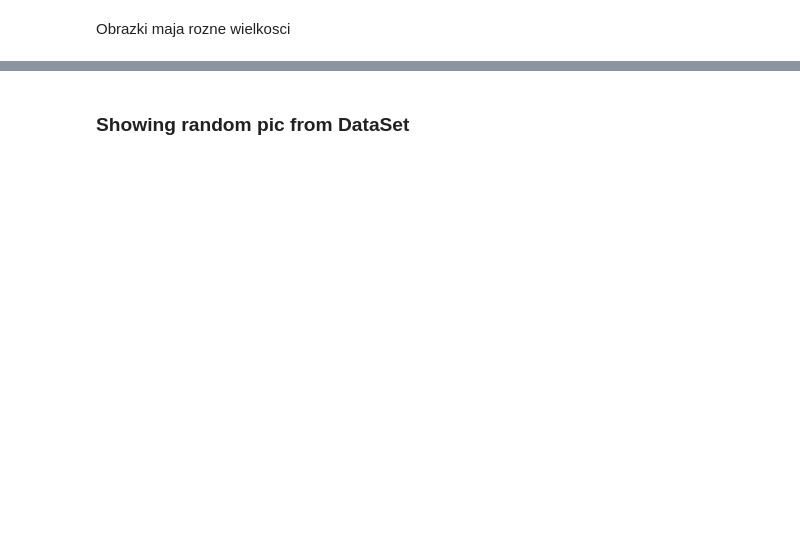
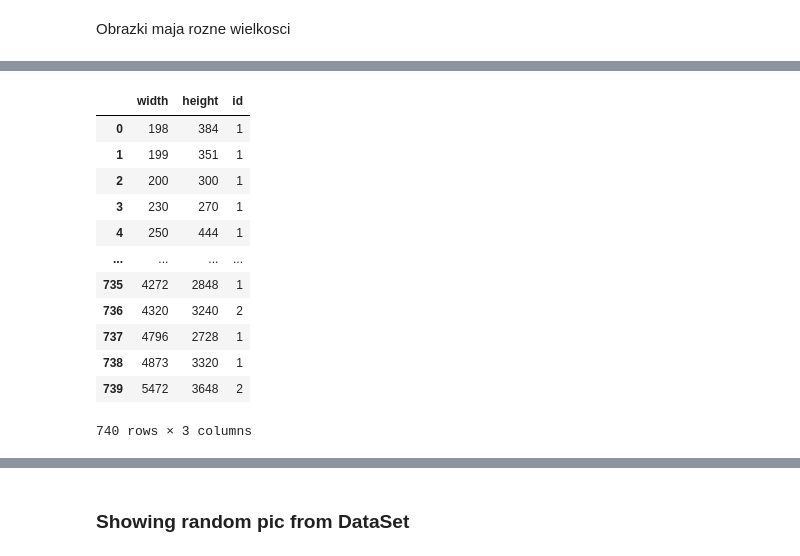
Before and after one commit to ABedychaj/MonkeysKaggle, a Jupyter notebook: notebooks/MonkeyKaggleExploration.ipynb, the cells around one changed output, grey strips where cells are left out. Cells and saved outputs as stored; diff of their text form; code cells hidden in the pictures; blank space fills up the shorter version.

```diff
--- a/notebooks/MonkeyKaggleExploration.ipynb
+++ b/notebooks/MonkeyKaggleExploration.ipynb
@@ -59,6 +92,21 @@ for i in range(len(dataset_train)):
     pixels = pixels.append(temp, ignore_index= True)
 # %%
 pixels_agg = pixels.groupby(['width', 'height']).count().reset_index()
+pixels_agg
+# %% [output]
+|  | width | height | id |
+| 0 | 198 | 384 | 1 |
+| 1 | 199 | 351 | 1 |
+| 2 | 200 | 300 | 1 |
+| 3 | 230 | 270 | 1 |
+| 4 | 250 | 444 | 1 |
+| ... | ... | ... | ... |
+| 735 | 4272 | 2848 | 1 |
+| 736 | 4320 | 3240 | 2 |
+| 737 | 4796 | 2728 | 1 |
+| 738 | 4873 | 3320 | 1 |
+| 739 | 5472 | 3648 | 2 |
+740 rows × 3 columns
 # %%
 plt.scatter(pixels_agg['width'], pixels_agg['height'], c=pixels_agg['id'], alpha=0.5)
 plt.show()
```
Also changed, not shown: parts of 11 cells of this notebook, 3 other files.
